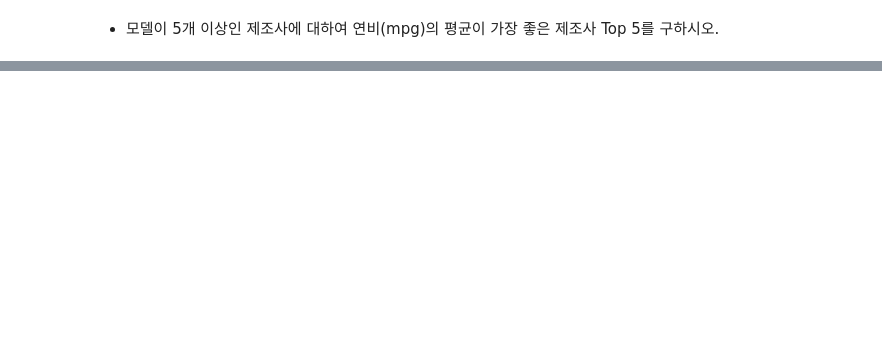
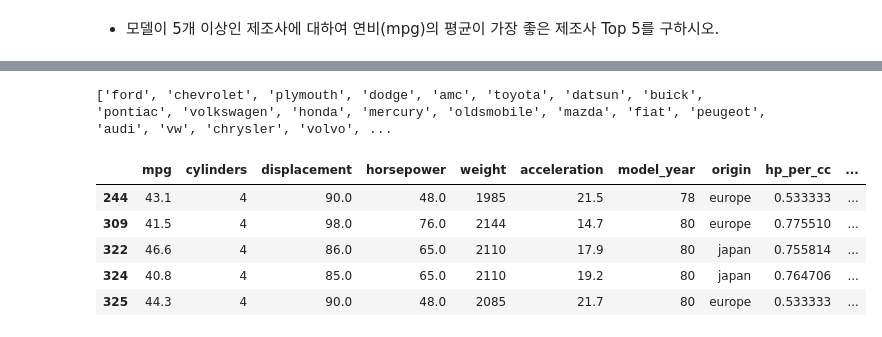
Before and after one commit to BBAKGANZI/DataAnalysis, a Jupyter notebook: 02.Pandas/08_01_연습.ipynb, the cells around one changed output, grey strips where cells are left out. Saved outputs shown, nothing was run; the diff lists cells and outputs as text; code cells hidden in the pictures; blank space fills up the shorter version.

```diff
--- a/02.Pandas/08_01_연습.ipynb
+++ b/02.Pandas/08_01_연습.ipynb
@@ -291,0 +433,15 @@ titanic.pivot_table(['gender','survived'], 'age_group')
+# %%
+s = mpg.제조사.value_counts()
+big = s[s >= 5].index.tolist()
+print(big)
+# %% [output]
+['ford', 'chevrolet', 'plymouth', 'dodge', 'amc', 'toyota', 'datsun', 'buick', 'pontiac', 'volkswagen', 'honda', 'mercury', 'oldsmobile', 'mazda', 'fiat', 'peugeot', 'audi', 'vw', 'chrysler', 'volvo', ...
+# %%
+mpg[mpg.mpg >40].head()
+# %% [output]
+|  | mpg | cylinders | displacement | horsepower | weight | acceleration | model_year | origin | hp_per_cc | ... |
+| 244 | 43.1 | 4 | 90.0 | 48.0 | 1985 | 21.5 | 78 | europe | 0.533333 | ... |
+| 309 | 41.5 | 4 | 98.0 | 76.0 | 2144 | 14.7 | 80 | europe | 0.775510 | ... |
+| 322 | 46.6 | 4 | 86.0 | 65.0 | 2110 | 17.9 | 80 | japan | 0.755814 | ... |
+| 324 | 40.8 | 4 | 85.0 | 65.0 | 2110 | 19.2 | 80 | japan | 0.764706 | ... |
+| 325 | 44.3 | 4 | 90.0 | 48.0 | 2085 | 21.7 | 80 | europe | 0.533333 | ... |
```
Also changed, not shown: parts of 17 cells of this notebook.
